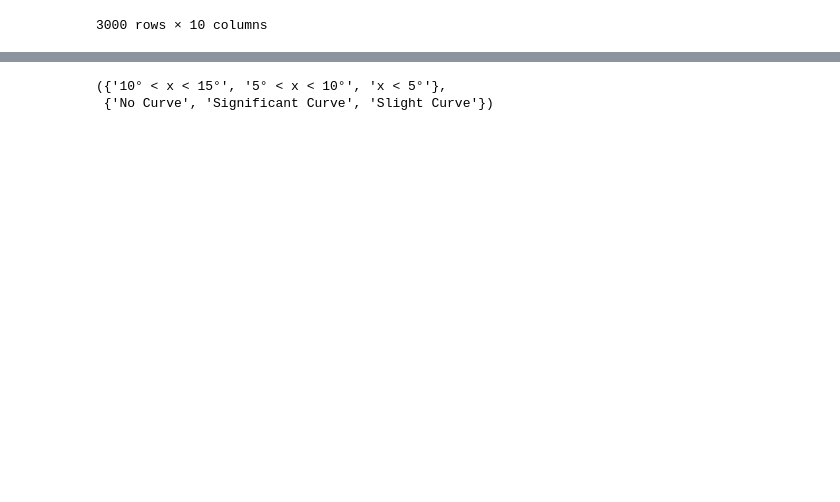
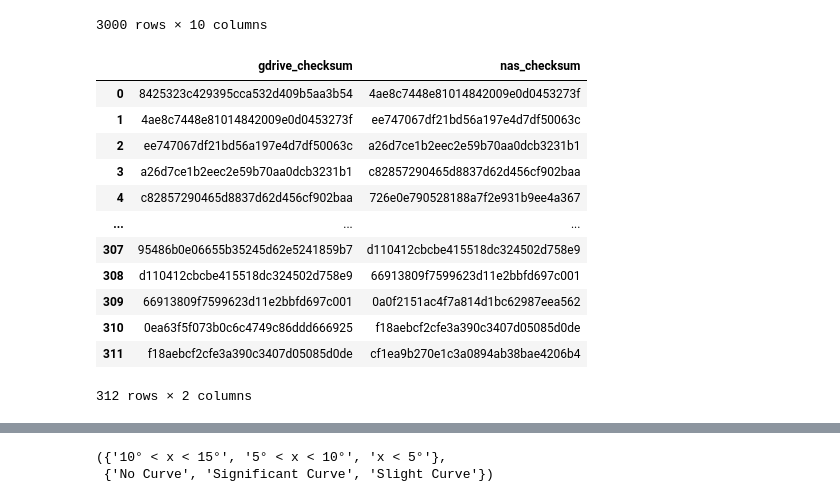
Before and after one commit to UCSD-E4E/fishsense-data-processing-workflow-worker, a Jupyter notebook: scripts/stage4_populate_label_studio_project.ipynb, the cells around one changed output, grey strips where cells are left out. Saved outputs shown, nothing was run; the diff lists cells and outputs as text; code cells hidden in the pictures; blank space fills up the shorter version.

```diff
--- a/scripts/stage4_populate_label_studio_project.ipynb
+++ b/scripts/stage4_populate_label_studio_project.ipynb
@@ -14,2 +15,5 @@ PROJECT_ID = 60
 # %%
 OUTPUT_FOLDER = (Path("../output") / "preprocess_groups_jpeg").absolute()
+MAP_CSV = Path("./species_map.csv").absolute()
+
+OUTPUT_FOLDER.exists(), MAP_CSV.exists()
@@ -53,3 +59,21 @@ species_labels
 | 2998 | 2,998.00 | 5 | eecf2abc577233c625e889db2ccfca63 | 2998_eecf2abc577233c625e889db2ccf... | Unidentifiable (Cannot see) | False | TRUE |  | ... |
 | 2999 | 2,999.00 | 5 | c1330f1c4c2b9a910aac086a3cd68f9f | 2999_c1330f1c4c2b9a910aac086a3cd6... | Stoplight Parrotfish (Sparisoma v... | False | TRUE |  | ... |
 3000 rows × 10 columns
+# %%
+species_map = pd.read_csv(MAP_CSV, keep_default_na=False)
+
+species_map
+# %% [output]
+|  | gdrive_checksum | nas_checksum |
+| 0 | 8425323c429395cca532d409b5aa3b54 | 4ae8c7448e81014842009e0d0453273f |
+| 1 | 4ae8c7448e81014842009e0d0453273f | ee747067df21bd56a197e4d7df50063c |
+| 2 | ee747067df21bd56a197e4d7df50063c | a26d7ce1b2eec2e59b70aa0dcb3231b1 |
+| 3 | a26d7ce1b2eec2e59b70aa0dcb3231b1 | c82857290465d8837d62d456cf902baa |
+| 4 | c82857290465d8837d62d456cf902baa | 726e0e790528188a7f2e931b9ee4a367 |
+| ... | ... | ... |
+| 307 | 95486b0e06655b35245d62e5241859b7 | d110412cbcbe415518dc324502d758e9 |
+| 308 | d110412cbcbe415518dc324502d758e9 | 66913809f7599623d11e2bbfd697c001 |
+| 309 | 66913809f7599623d11e2bbfd697c001 | 0a0f2151ac4f7a814d1bc62987eea562 |
+| 310 | 0ea63f5f073b0c6c4749c86ddd666925 | f18aebcf2cfe3a390c3407d05085d0de |
+| 311 | f18aebcf2cfe3a390c3407d05085d0de | cf1ea9b270e1c3a0894ab38bae4206b4 |
+312 rows × 2 columns
```
Also changed, not shown: parts of 15 cells of this notebook, 6 other files.
